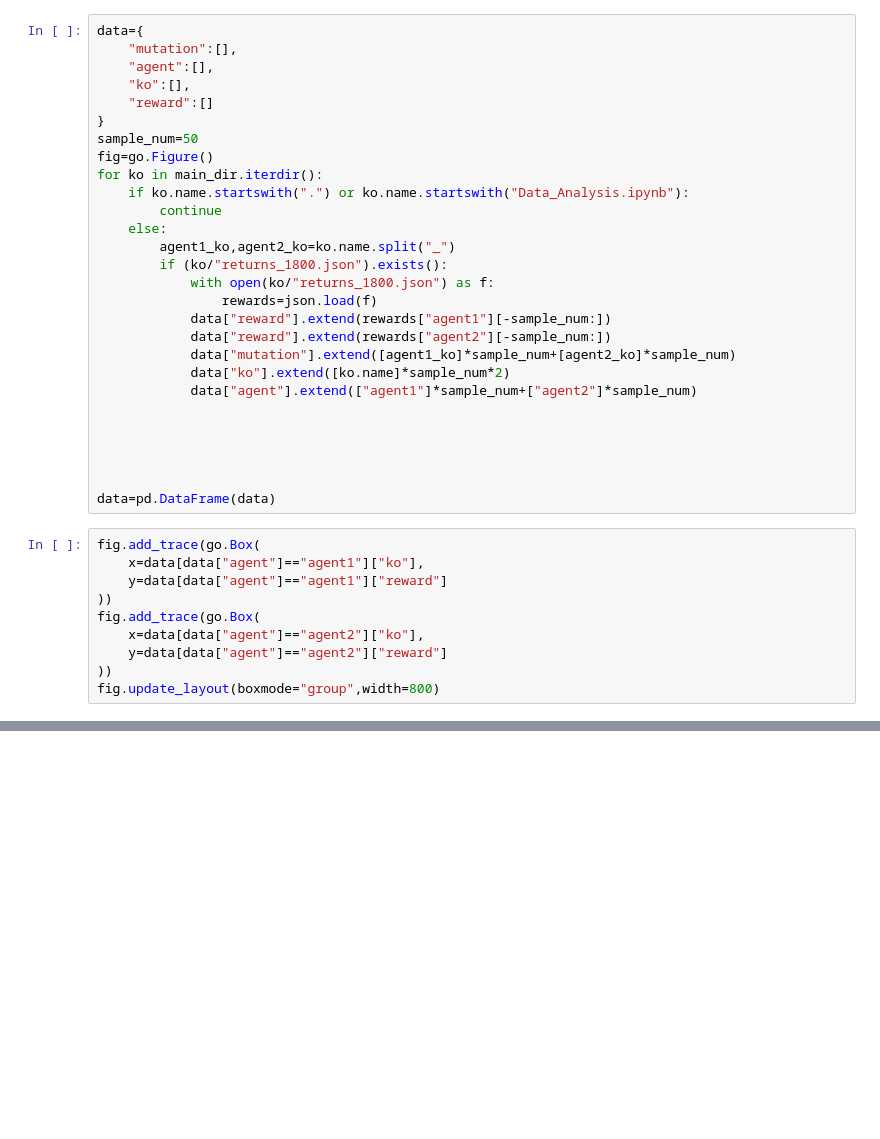
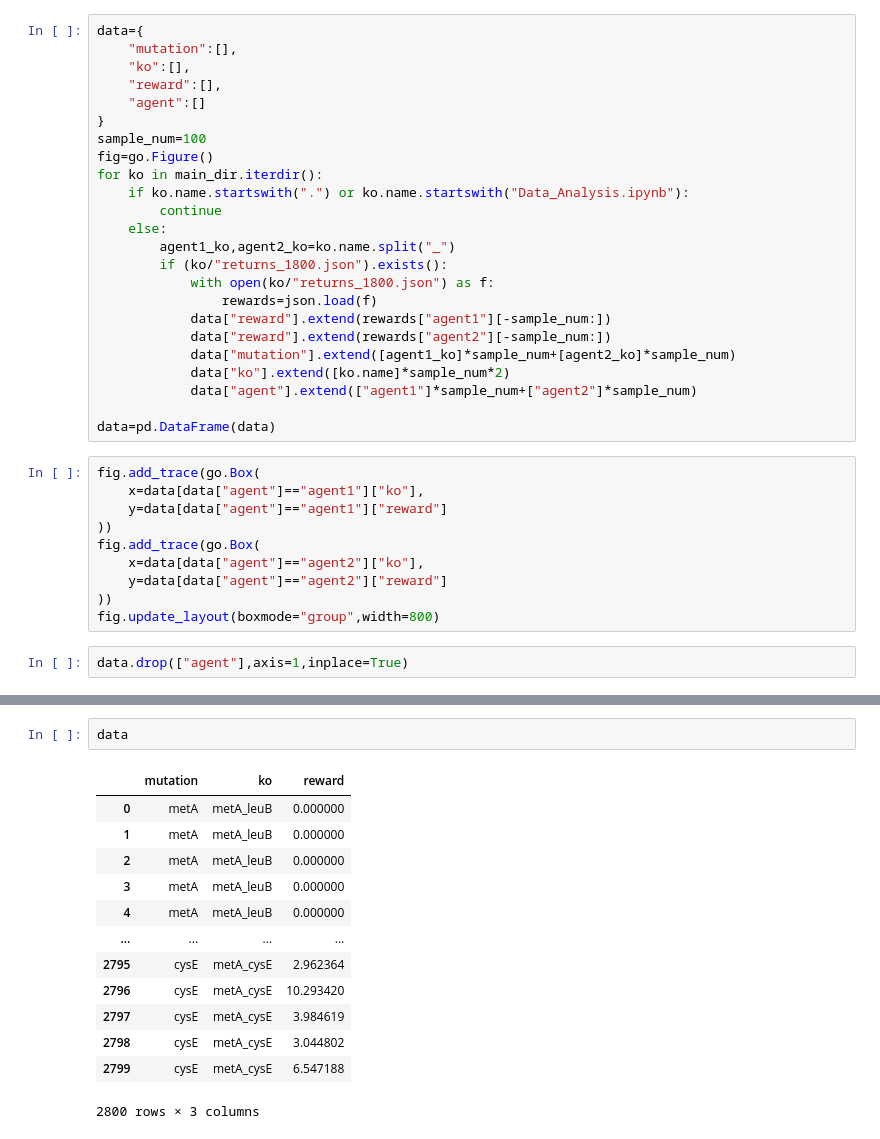
Before and after one commit to chan-csu/Reinforcement_Learning_Modeling, a Jupyter notebook: PPO/Results/aa_ecoli/Data_Analysis.ipynb, the cells around one changed output, grey strips where cells are left out. Drawn from its saved outputs; the diff is of its cells as text; blank space fills up the shorter version.

```diff
--- a/PPO/Results/aa_ecoli/Data_Analysis.ipynb
+++ b/PPO/Results/aa_ecoli/Data_Analysis.ipynb
@@ -10,11 +10,11 @@ main_dir=pathlib.Path(".")
 # %%
 data={
     "mutation":[],
-    "agent":[],
     "ko":[],
-    "reward":[]
+    "reward":[],
+    "agent":[]
 }
-sample_num=50
+sample_num=100
 fig=go.Figure()
 for ko in main_dir.iterdir():
     if ko.name.startswith(".") or ko.name.startswith("Data_Analysis.ipynb"):
@@ -30,10 +30,6 @@ for ko in main_dir.iterdir():
             data["ko"].extend([ko.name]*sample_num*2)
             data["agent"].extend(["agent1"]*sample_num+["agent2"]*sample_num)
 
-
-
-
-
 data=pd.DataFrame(data)
 # %%
 fig.add_trace(go.Box(
@@ -45,4 +41,6 @@ fig.add_trace(go.Box(
     y=data[data["agent"]=="agent2"]["reward"]
 ))
 fig.update_layout(boxmode="group",width=800)
+# %%
+data.drop(["agent"],axis=1,inplace=True)
 # %%
@@ -49,0 +176,16 @@ with open()
+# %%
+data
+# %% [output]
+|  | mutation | ko | reward |
+| 0 | metA | metA_leuB | 0.000000 |
+| 1 | metA | metA_leuB | 0.000000 |
+| 2 | metA | metA_leuB | 0.000000 |
+| 3 | metA | metA_leuB | 0.000000 |
+| 4 | metA | metA_leuB | 0.000000 |
+| ... | ... | ... | ... |
+| 2795 | cysE | metA_cysE | 2.962364 |
+| 2796 | cysE | metA_cysE | 10.293420 |
+| 2797 | cysE | metA_cysE | 3.984619 |
+| 2798 | cysE | metA_cysE | 3.044802 |
+| 2799 | cysE | metA_cysE | 6.547188 |
+2800 rows × 3 columns
```
Also changed, not shown: parts of 10 cells of this notebook, 5 other files.
